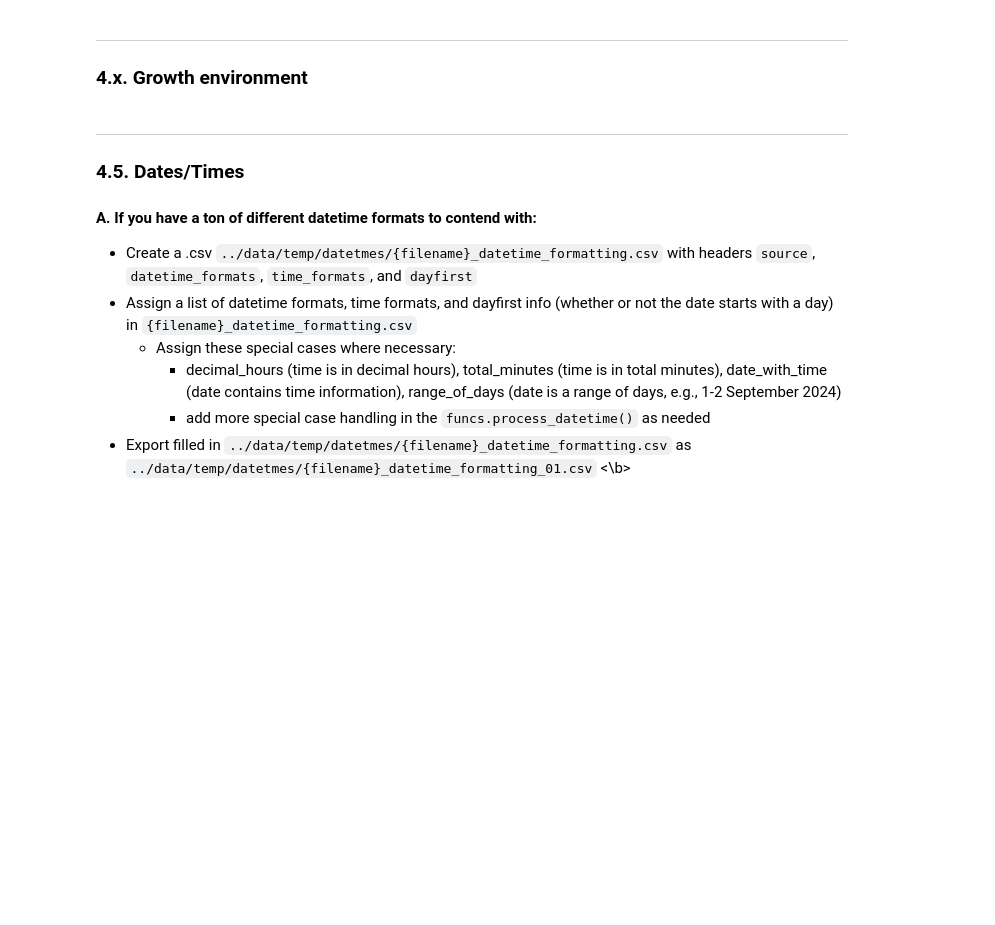
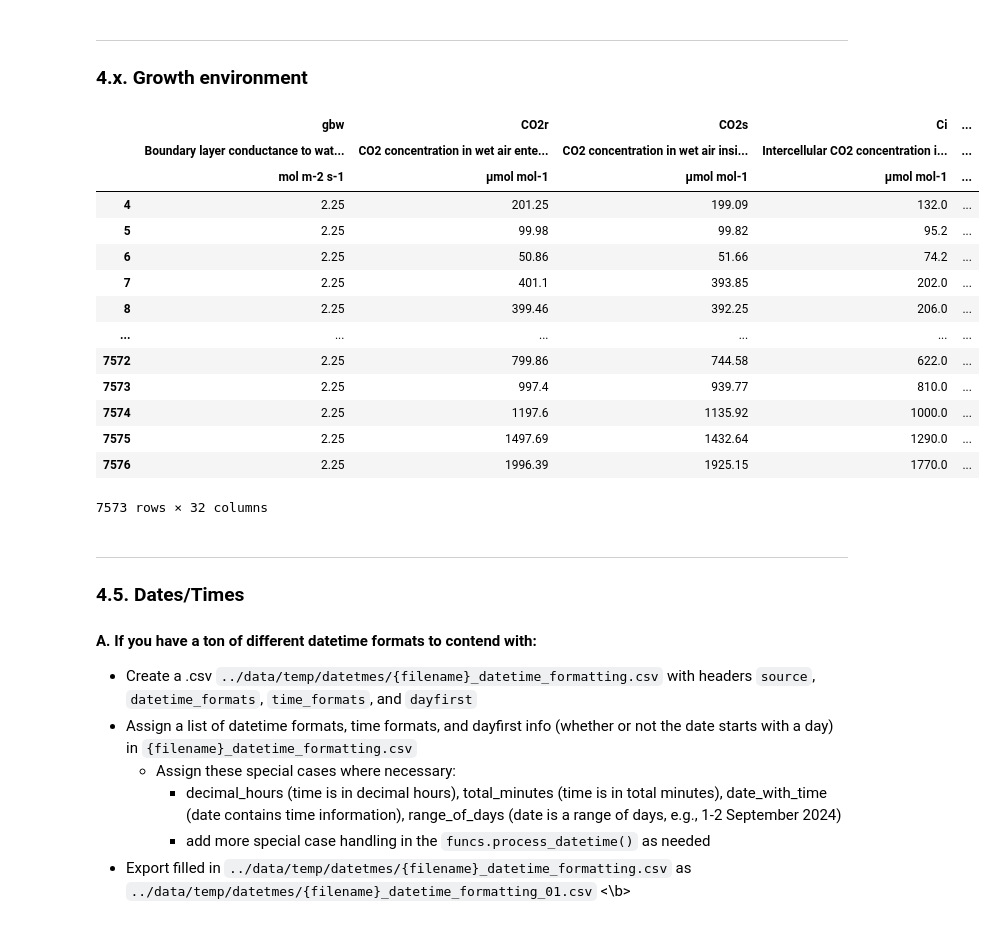
Before and after one commit to msteckle/leaf_gas_exchange_database, a Jupyter notebook: notebooks/smith_2017.ipynb, the cells around one changed output. Saved outputs shown, nothing was run; the diff lists cells and outputs as text; code cells hidden in the pictures; blank space fills up the shorter version.

```diff
--- a/notebooks/smith_2017.ipynb
+++ b/notebooks/smith_2017.ipynb
@@ -544,3 +599,21 @@ array([None, 13.5, 91.3, 126.8, 100.6, 76.5, 20.6, 77.7, 121.6, 90.5,
+# %%
+filtered_standard_data
+# %% [output]
+|  | gbw | CO2r | CO2s | Ci | ... |
+|  | Boundary layer conductance to wat... | CO2 concentration in wet air ente... | CO2 concentration in wet air insi... | Intercellular CO2 concentration i... | ... |
+|  | mol m-2 s-1 | μmol mol-1 | μmol mol-1 | μmol mol-1 | ... |
+| 4 | 2.25 | 201.25 | 199.09 | 132.0 | ... |
+| 5 | 2.25 | 99.98 | 99.82 | 95.2 | ... |
+| 6 | 2.25 | 50.86 | 51.66 | 74.2 | ... |
+| 7 | 2.25 | 401.1 | 393.85 | 202.0 | ... |
+| 8 | 2.25 | 399.46 | 392.25 | 206.0 | ... |
+| ... | ... | ... | ... | ... | ... |
+| 7572 | 2.25 | 799.86 | 744.58 | 622.0 | ... |
+| 7573 | 2.25 | 997.4 | 939.77 | 810.0 | ... |
+| 7574 | 2.25 | 1197.6 | 1135.92 | 1000.0 | ... |
+| 7575 | 2.25 | 1497.69 | 1432.64 | 1290.0 | ... |
+| 7576 | 2.25 | 1996.39 | 1925.15 | 1770.0 | ... |
+7573 rows × 32 columns
 # %% [markdown]
 ---
 ### 4.5. Dates/Times
```
Also changed, not shown: parts of 12 cells of this notebook, 2 other files.
